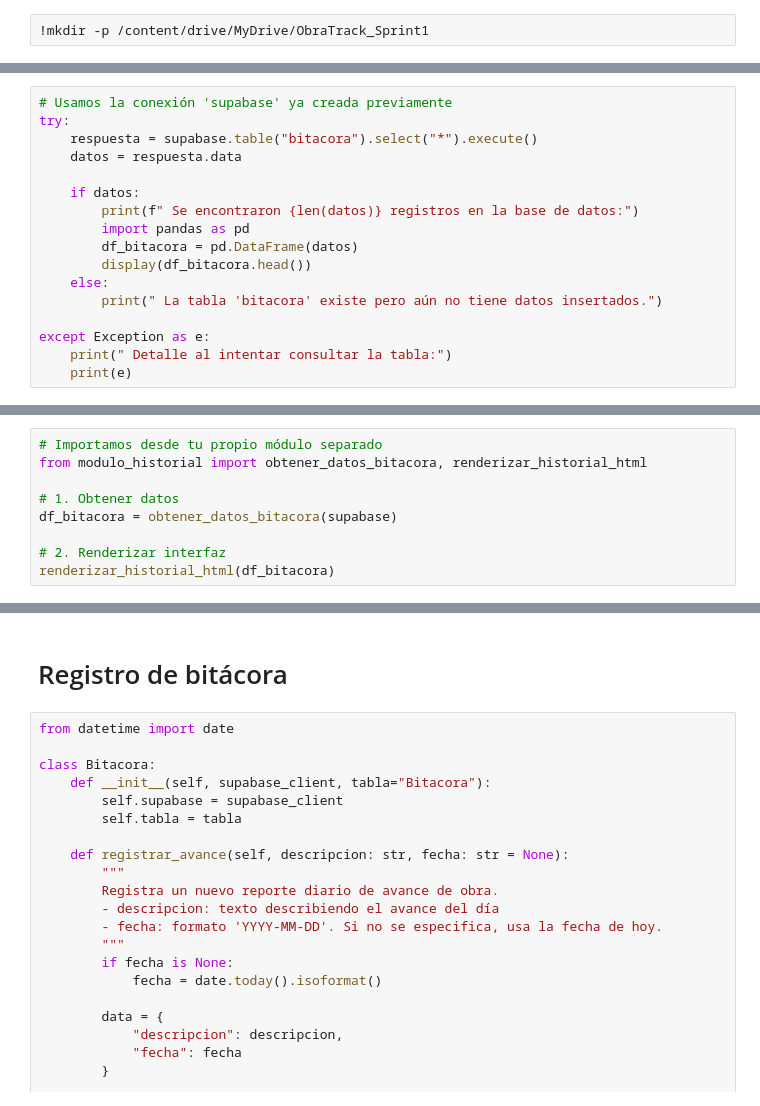
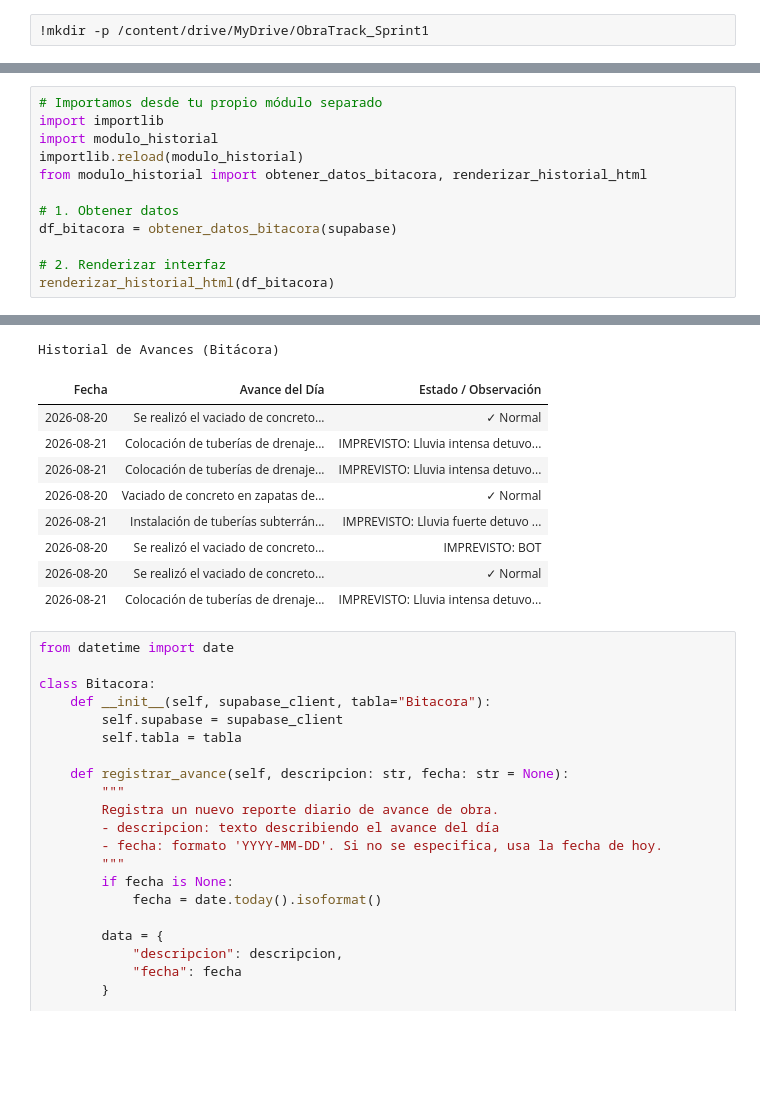
Before and after one commit to BySowy8/ObraTrack, a Jupyter notebook: ObraTrack.ipynb, the cells around one changed output, grey strips where cells are left out. Cells and saved outputs as stored; diff of their text form; blank space fills up the shorter version.

```diff
--- a/ObraTrack.ipynb
+++ b/ObraTrack.ipynb
@@ -210,17 +200,0 @@ Switched to a new branch 'Rama-Jean'
-# %%
-# Usamos la conexión 'supabase' ya creada previamente
-try:
-    respuesta = supabase.table("bitacora").select("*").execute()
-    datos = respuesta.data
-
-    if datos:
-        print(f" Se encontraron {len(datos)} registros en la base de datos:")
-        import pandas as pd
-        df_bitacora = pd.DataFrame(datos)
-        display(df_bitacora.head())
-    else:
-        print(" La tabla 'bitacora' existe pero aún no tiene datos insertados.")
-
-except Exception as e:
-    print(" Detalle al intentar consultar la tabla:")
-    print(e)
@@ -445,5 +341,8 @@ Writing modulo_historial.py
 # %%
 # Importamos desde tu propio módulo separado
+import importlib
+import modulo_historial
+importlib.reload(modulo_historial)
 from modulo_historial import obtener_datos_bitacora, renderizar_historial_html
 
 # 1. Obtener datos
@@ -456,5 +354,13 @@ renderizar_historial_html(df_bitacora)
+Historial de Avances (Bitácora)
+| Fecha | Avance del Día | Estado / Observación |
+| 2026-08-20 | Se realizó el vaciado de concreto... | ✓ Normal |
+| 2026-08-21 | Colocación de tuberías de drenaje... | IMPREVISTO: Lluvia intensa detuvo... |
+| 2026-08-21 | Colocación de tuberías de drenaje... | IMPREVISTO: Lluvia intensa detuvo... |
+| 2026-08-20 | Vaciado de concreto en zapatas de... | ✓ Normal |
+| 2026-08-21 | Instalación de tuberías subterrán... | IMPREVISTO: Lluvia fuerte detuvo ... |
+| 2026-08-20 | Se realizó el vaciado de concreto... | IMPREVISTO: BOT |
+| 2026-08-20 | Se realizó el vaciado de concreto... | ✓ Normal |
+| 2026-08-21 | Colocación de tuberías de drenaje... | IMPREVISTO: Lluvia intensa detuvo... |
-# %% [markdown]
-# Registro de bitácora
 # %%
 from datetime import date
 
```
Also changed, not shown: parts of 21 cells of this notebook.
